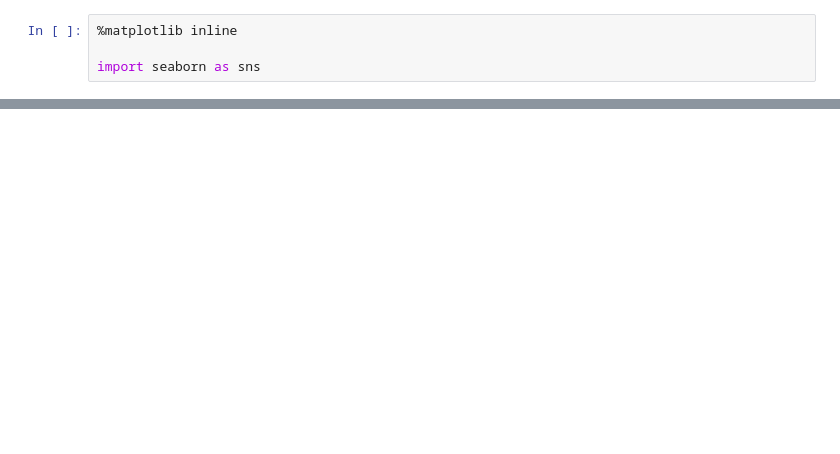
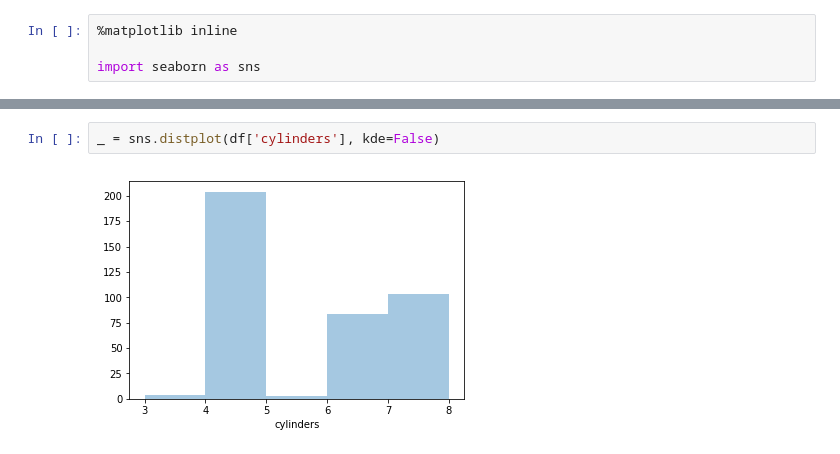
Before and after one commit to EikeDehling/machine-learnings, a Jupyter notebook: exploratory_data_analysis_auto_mpg.ipynb, the cells around one changed output, grey strips where cells are left out. Saved outputs shown, nothing was run; the diff lists cells and outputs as text; blank space fills up the shorter version.

```diff
--- a/exploratory_data_analysis_auto_mpg.ipynb
+++ b/exploratory_data_analysis_auto_mpg.ipynb
@@ -35,0 +51,4 @@ sns.distplot(X[:, 1])
+# %%
+_ = sns.distplot(df['cylinders'], kde=False)
+# %% [output]
+[figure, added]
```
Also changed, not shown: parts of 28 cells of this notebook, 1 other file.
